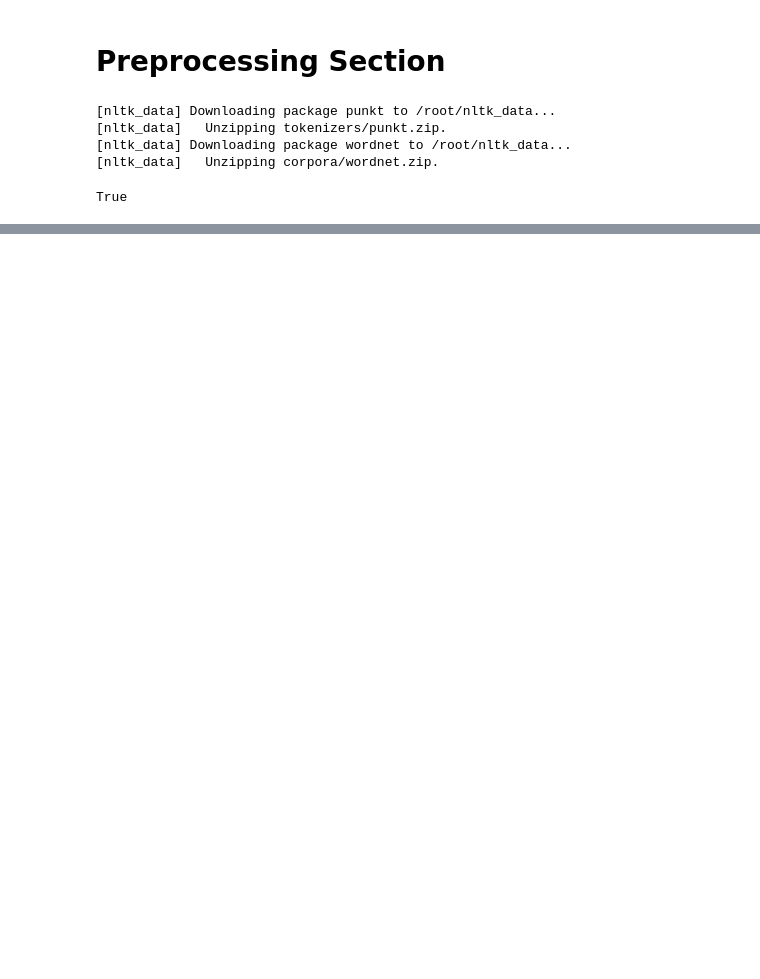
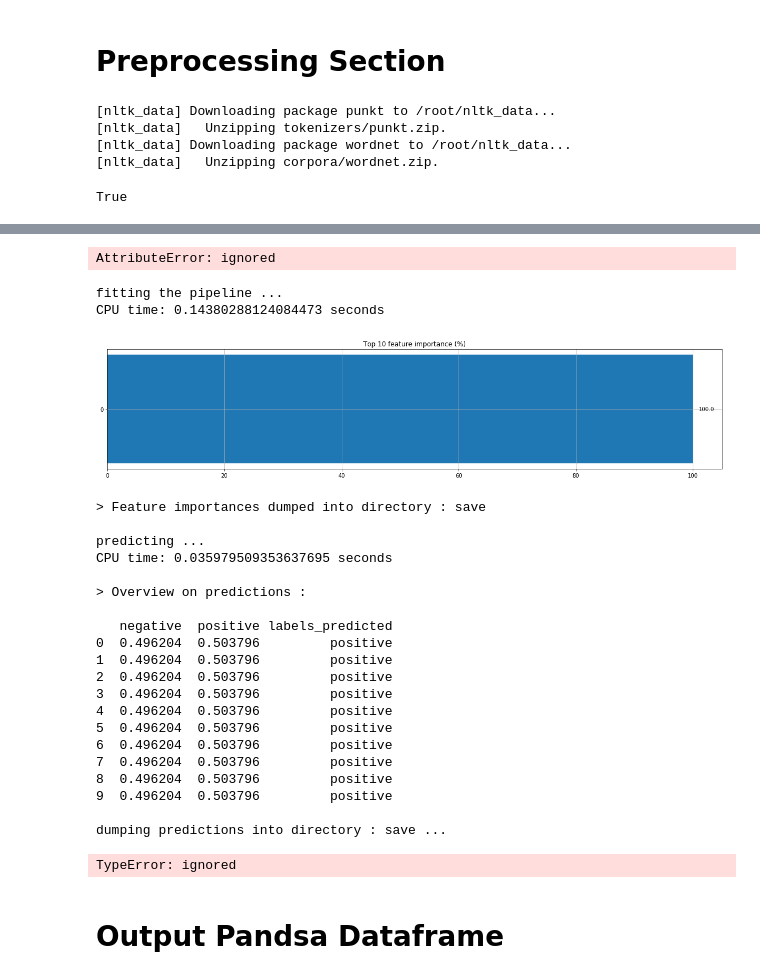
Before and after one commit to CianOSull/AutoML_With_SA_FYP_2021, a Jupyter notebook: MainNotebook.ipynb, the cells around one changed output, grey strips where cells are left out. Saved outputs shown, nothing was run; the diff lists cells and outputs as text; code cells hidden in the pictures; blank space fills up the shorter version.

```diff
--- a/MainNotebook.ipynb
+++ b/MainNotebook.ipynb
@@ -257,0 +609,3 @@ Execution time is 32.72169876098633 secs
+# %%
+data = Reader(sep=",").train_test_split(paths, target_name)
+# data = Drift_thresholder().fit_transform(data)
@@ -257,0 +633,49 @@ Execution time is 32.72169876098633 secs
+# %%
+space = {
+
+        'ne__numerical_strategy' : {"space" : [0, 'mean']},
+
+        'ce__strategy' : {"space" : ["label_encoding", "random_projection", "entity_embedding"]},
+
+        'fs__strategy' : {"space" : ["variance", "rf_feature_importance"]},
+        'fs__threshold': {"search" : "choice", "space" : [0.1, 0.2, 0.3]},
+
+        'est__strategy' : {"space" : ["LightGBM"]},
+        'est__max_depth' : {"search" : "choice", "space" : [5,6]},
+        'est__subsample' : {"search" : "uniform", "space" : [0.6,0.9]}
+
+        }
+
+params = opt.optimise(space, df, 15)
+bestsd = opt.optimise(space, data, max_evals = 5)
+# %% [output]
+AttributeError: ignored
+# %%
+Predictor().fit_predict(best, data)
+# %% [output]
+fitting the pipeline ...
+CPU time: 0.14380288124084473 seconds
+[figure, added]
+> Feature importances dumped into directory : save
+
+predicting ...
+CPU time: 0.035979509353637695 seconds
+
+> Overview on predictions :
+
+   negative  positive labels_predicted
+0  0.496204  0.503796         positive
+1  0.496204  0.503796         positive
+2  0.496204  0.503796         positive
+3  0.496204  0.503796         positive
+4  0.496204  0.503796         positive
+5  0.496204  0.503796         positive
+6  0.496204  0.503796         positive
+7  0.496204  0.503796         positive
+8  0.496204  0.503796         positive
+9  0.496204  0.503796         positive
+
+dumping predictions into directory : save ...
+TypeError: ignored
+# %% [markdown]
+# Output Pandsa Dataframe
```
Also changed, not shown: parts of 37 cells of this notebook.
